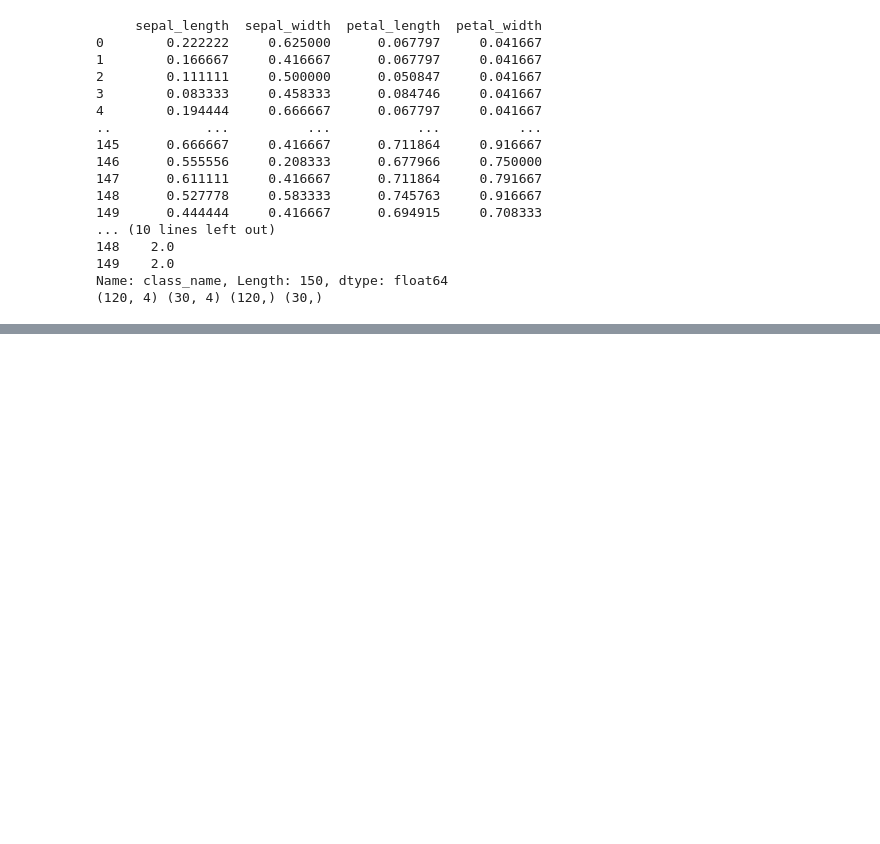
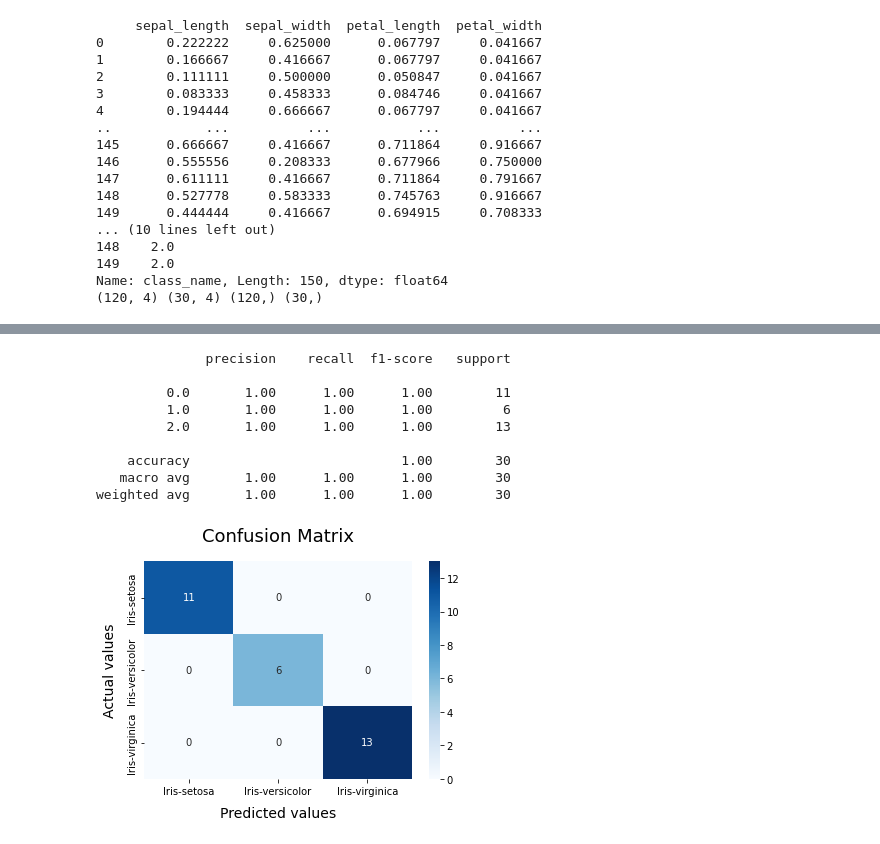
Before and after one commit to manvi294/prac-ml, a Jupyter notebook: main.ipynb, the cells around one changed output, grey strips where cells are left out. Saved outputs shown, nothing was run; the diff lists cells and outputs as text; code cells hidden in the pictures; blank space fills up the shorter version.

```diff
--- a/main.ipynb
+++ b/main.ipynb
@@ -261,0 +325,18 @@ Name: class_name, Length: 150, dtype: float64
+# %%
+#knn
+from sklearn.neighbors import KNeighborsClassifier
+knnModel= KNeighborsClassifier(n_neighbors=5, metric='minkowski', p=2 )
+knnModel.fit(X_train, y_train)
+model_Evaluate(knnModel)
+y_predknn = knnModel.predict(X_test)
+# %% [output]
+              precision    recall  f1-score   support
+
+         0.0       1.00      1.00      1.00        11
+         1.0       1.00      1.00      1.00         6
+         2.0       1.00      1.00      1.00        13
+
+    accuracy                           1.00        30
+   macro avg       1.00      1.00      1.00        30
+weighted avg       1.00      1.00      1.00        30
+[figure, added]
```
Also changed, not shown: parts of 9 cells of this notebook.
